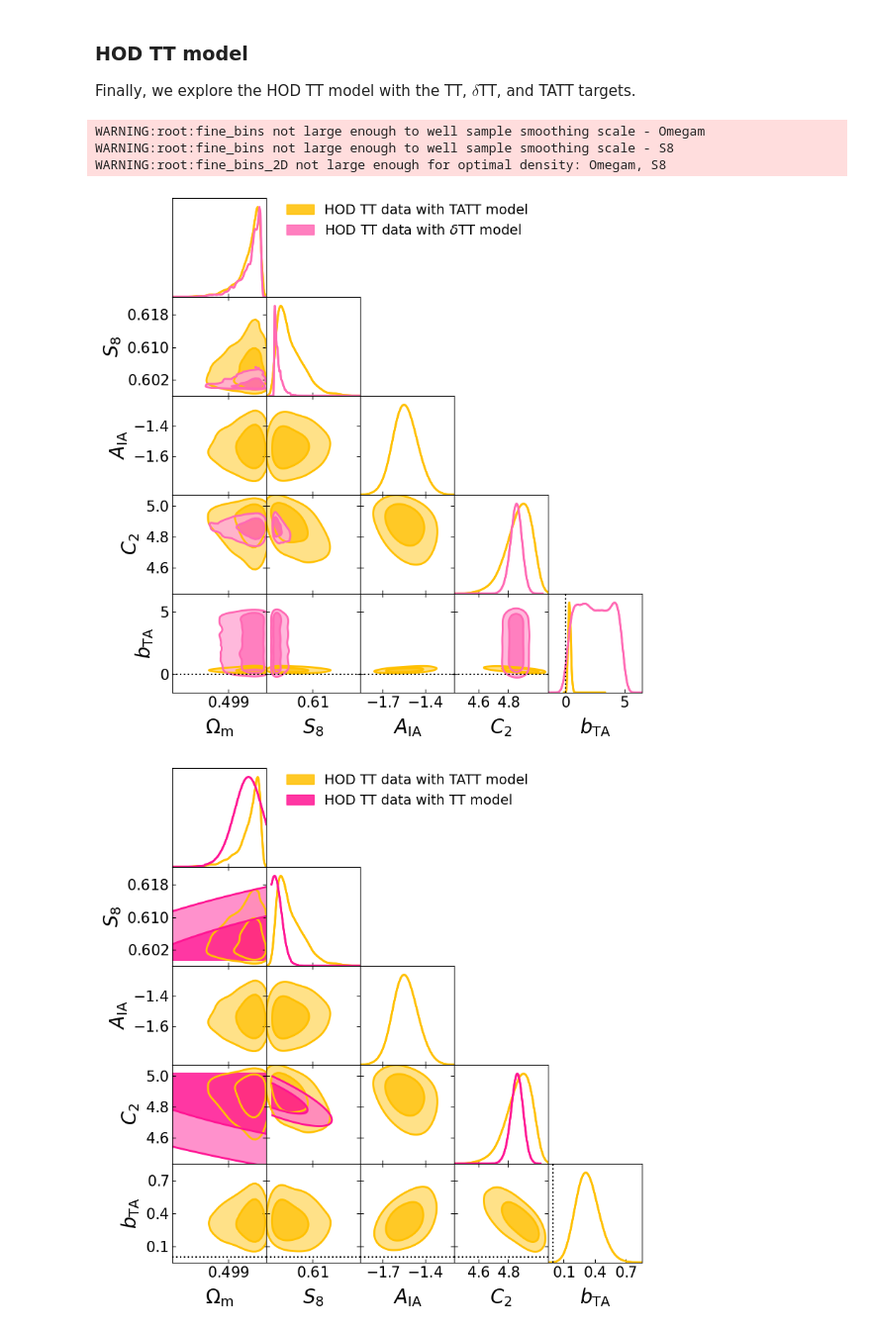
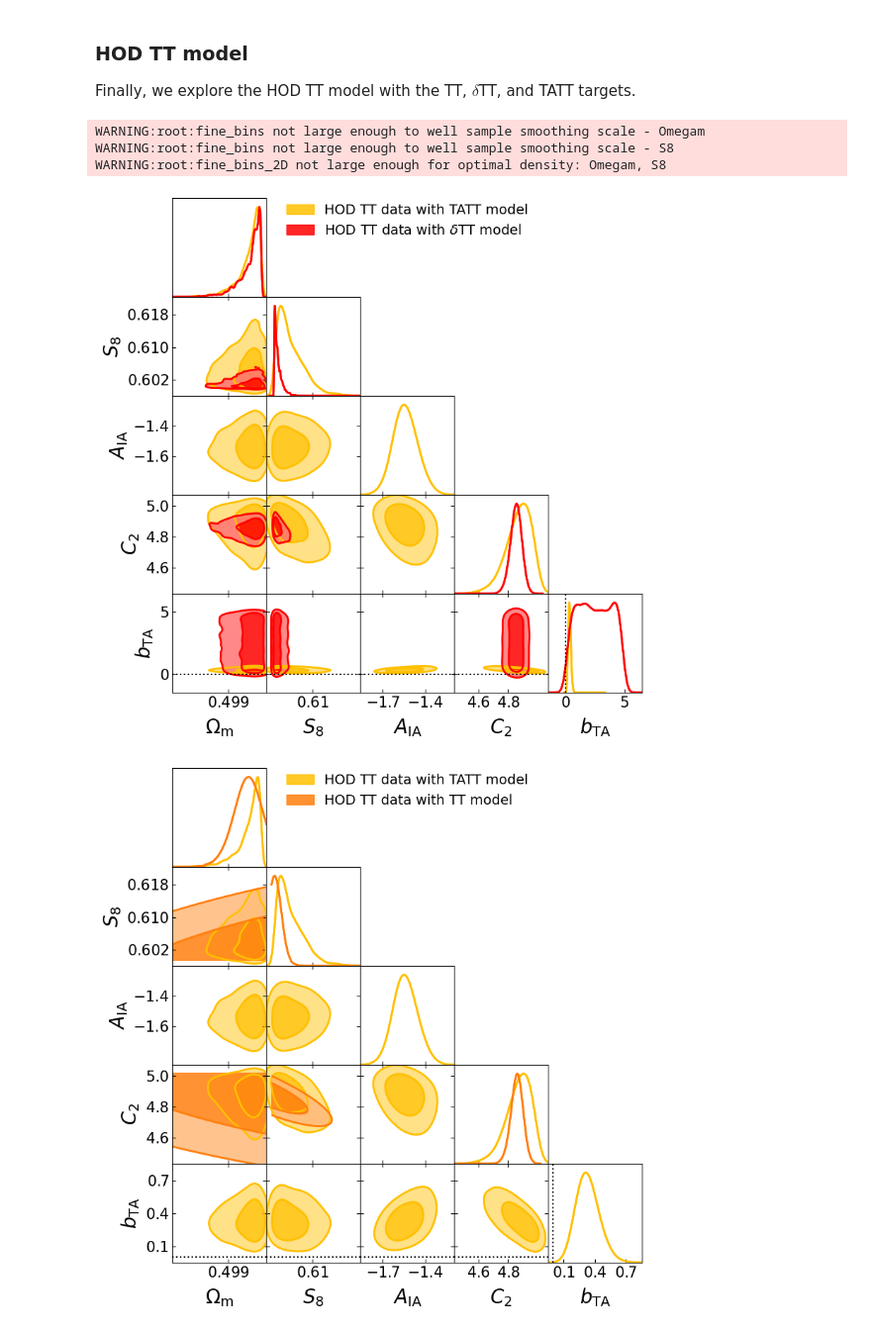
Before and after one commit to LSSTDESC/SkySim5000_IA_infusion, a Jupyter notebook: validation_with_inference/corner_plots_skysim5000_ia_infusion.ipynb, the cells around one changed output. Shown at 99% size. Saved outputs shown, nothing was run; the diff lists cells and outputs as text; code cells hidden in the pictures.

Commit message:
changed color scheme to be consistent throut models, generated new plots (already ported to overleaf)

```diff
--- a/validation_with_inference/corner_plots_skysim5000_ia_infusion.ipynb
+++ b/validation_with_inference/corner_plots_skysim5000_ia_infusion.ipynb
@@ -360,7 +323,7 @@ model2_str = f"{model1}_with_{model2}"
 
 # Make lists with samples and colors
 samples_list = [samples[model2_str]] * 2 + [samples[model1_str]] * 2
-colors_list = [colors[model2_str]] * 2 +  [colors[model1_str]] * 2
+colors_list = [colors[model2]] * 2 +  [colors[model3]] * 2
 
 # Define kwargs
 kwargs = {
@@ -391,7 +354,7 @@ plt.savefig(f"{plot_path}{model1}_with_{model3}_and_{model2}_combo.png", dpi=300
 WARNING:root:fine_bins not large enough to well sample smoothing scale - Omegam
 WARNING:root:fine_bins not large enough to well sample smoothing scale - S8
 WARNING:root:fine_bins_2D not large enough for optimal density: Omegam, S8
-[figure, old version]
+[figure, new version]
 # %%
 model1 = "HOD_TT"  # define the first I model
 model2 = "TATT"  # define the second IA model
@@ -402,32 +365,32 @@ model2_str = f"{model1}_with_{model2}"
 
 # Make lists with samples and colors
 samples_list = [samples[model2_str]] * 2 + [samples[model1_str]] * 2
-colors_list = [colors[model2_str]] * 2 +  [colors[model1_str]] * 2
+colors_list = [colors[model2]] * 2 +  [colors[model3]] * 2
 
 # Define kwargs
 kwargs = {
         'contour_colors': colors_list,
         "filled": [False, True] * (len(colors_list)),
         "contour_ls": ["-"] * len(colors_list),
         "contour_lws": [2] * len(colors_list),
     }
 
 # Set labels
 legend_labels = ["_nolegend_",
                  f"HOD TT data with {model2} model",
                  "_nolegend_",
                  f"HOD TT data with TT model",
                  ]
 
 # Plot using getDist
 g.triangle_plot(samples_list,
                 markers=truth_values[model1_str],
                 legend_labels=legend_labels,
                 legend_ncol=1,
                 **kwargs)
 
 # Save the figs to pdf and png
 plt.savefig(f"{plot_path}{model1}_with_{model3}_and_{model2}_combo.pdf", dpi=300)
 plt.savefig(f"{plot_path}{model1}_with_{model3}_and_{model2}_combo.png", dpi=300)
 # %% [output]
-[figure, old version]
+[figure, new version]
```
Also changed, not shown: parts of 7 cells of this notebook, 15 other files.
